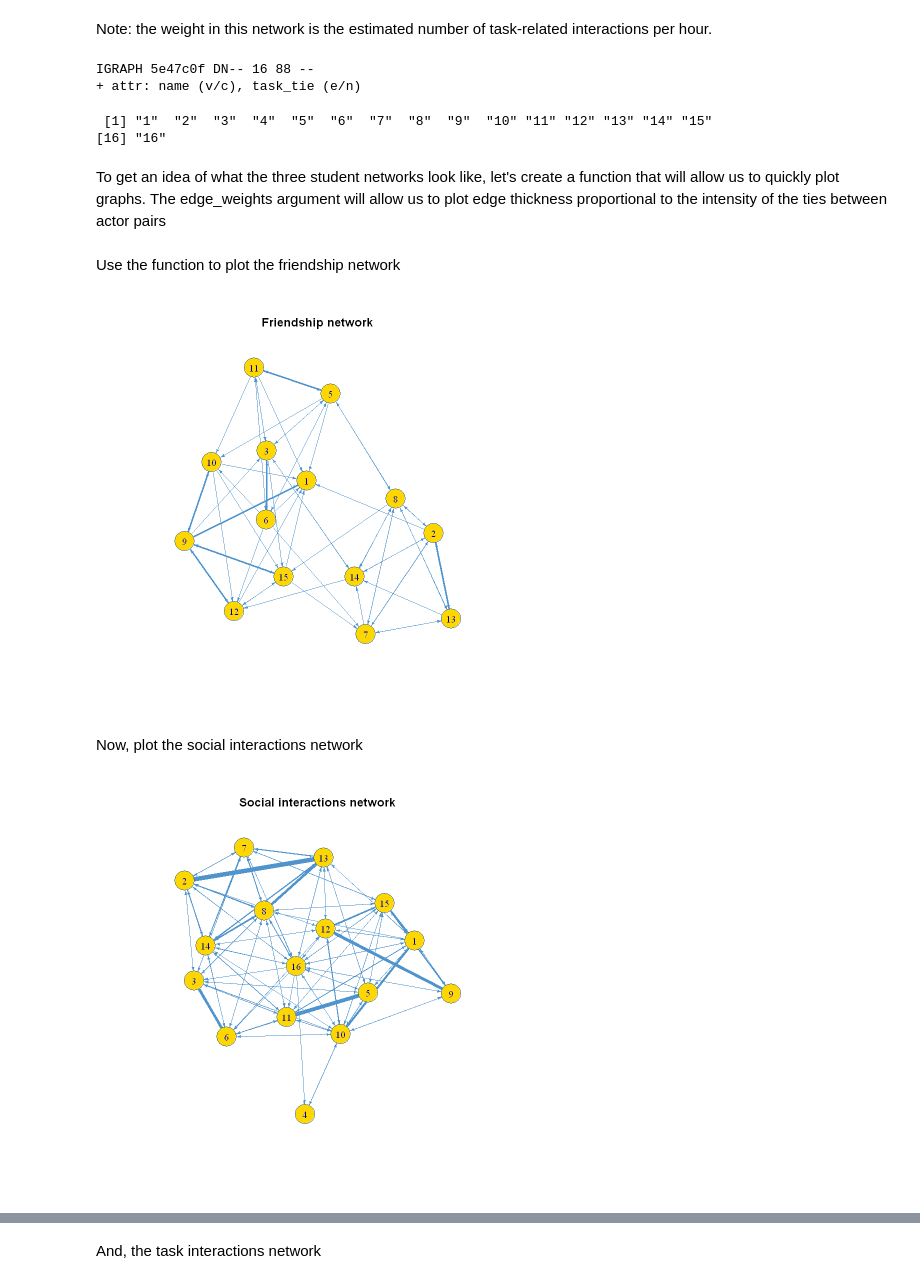
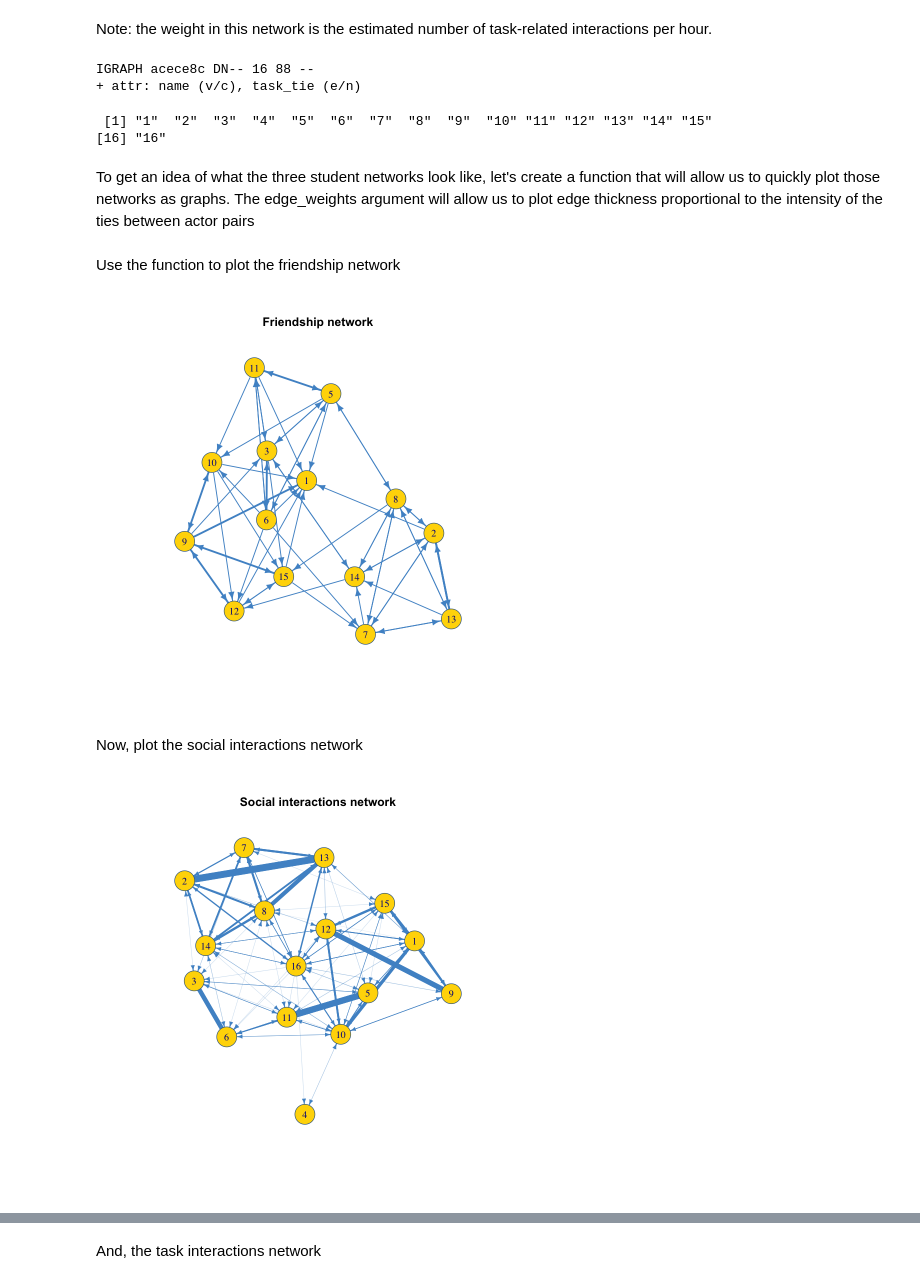
Before and after one commit to SaskaAloric/SNA2020, a Jupyter notebook: SNA_Labs/lab_4_R_jupyter_notebook.ipynb, the cells around one changed output, grey strips where cells are left out. Saved outputs shown, nothing was run; the diff lists cells and outputs as text; code cells hidden in the pictures.

```diff
--- a/SNA_Labs/lab_4_R_jupyter_notebook.ipynb
+++ b/SNA_Labs/lab_4_R_jupyter_notebook.ipynb
@@ -215,19 +234,19 @@ A data.frame: 20 × 3
 Note: the weight in this network is the estimated number of
 task-related interactions per hour.
 # %%
-task_net <- graph_from_data_frame(subset(task_df, task_tie > 0))
+subset(task_df, task_tie > 0) %>% graph_from_data_frame() -> task_net
+
 summary(task_net)
+
 V(task_net)$name # all students present
 # %% [output]
-IGRAPH 5e47c0f DN-- 16 88 --
+IGRAPH acece8c DN-- 16 88 --
 + attr: name (v/c), task_tie (e/n)
  [1] "1"  "2"  "3"  "4"  "5"  "6"  "7"  "8"  "9"  "10" "11" "12" "13" "14" "15"
 [16] "16"
 # %% [markdown]
-To get an idea of what the three student networks look like,
-let's create a function that will allow us to quickly plot graphs.
-The edge_weights argument will allow us to plot edge thickness
-proportional to the intensity of the ties between actor pairs
+To get an idea of what the three student networks look like, let's create a function that will allow us to quickly plot those networks as graphs.
+The edge_weights argument will allow us to plot edge thickness proportional to the intensity of the ties between actor pairs
 # %%
 plot_graph <- function(g, connection_type, edge_weights) {
   set.seed(seed)
@@ -235,8 +254,7 @@ plot_graph <- function(g, connection_type, edge_weights) {
        layout=layout_with_kk(g),
        vertex.color='gold',
        vertex.frame.color='steelblue4',
-       edge.arrow.size=.3,
-       #edge.arrow.size=.4*edge_weights,#when weights are very different, fixed arrow size will sometimes hide arrow, so this can fix that by making the arrow size related to the link width
+       edge.arrow.size=.5*edge_weights,#when weights are very different, fixed arrow size will sometimes hide arrow, so this can fix that by making the arrow size related to the link width
        edge.width=edge_weights,
        edge.color='steelblue3',
        main=paste(connection_type, "network"))
@@ -244,14 +262,14 @@ plot_graph <- function(g, connection_type, edge_weights) {
 # %% [markdown]
 Use the function to plot the friendship network
 # %%
-friend_tie_weights <- E(friend_net)$friend_tie * 1.35
+friend_tie_weights <- E(friend_net)$friend_tie * 1.5
 plot_graph(friend_net, 'Friendship', friend_tie_weights)
 # %% [output]
-[figure, old version]
+[figure, new version]
 # %% [markdown]
 Now, plot the social interactions network
 # %%
 plot_graph(social_net, 'Social interactions',
-           E(social_net)$social_tie * 0.5)
+           E(social_net)$social_tie * 0.75)
 # %% [output]
-[figure, old version]
+[figure, new version]
```
Also changed, not shown: parts of 83 cells of this notebook.
